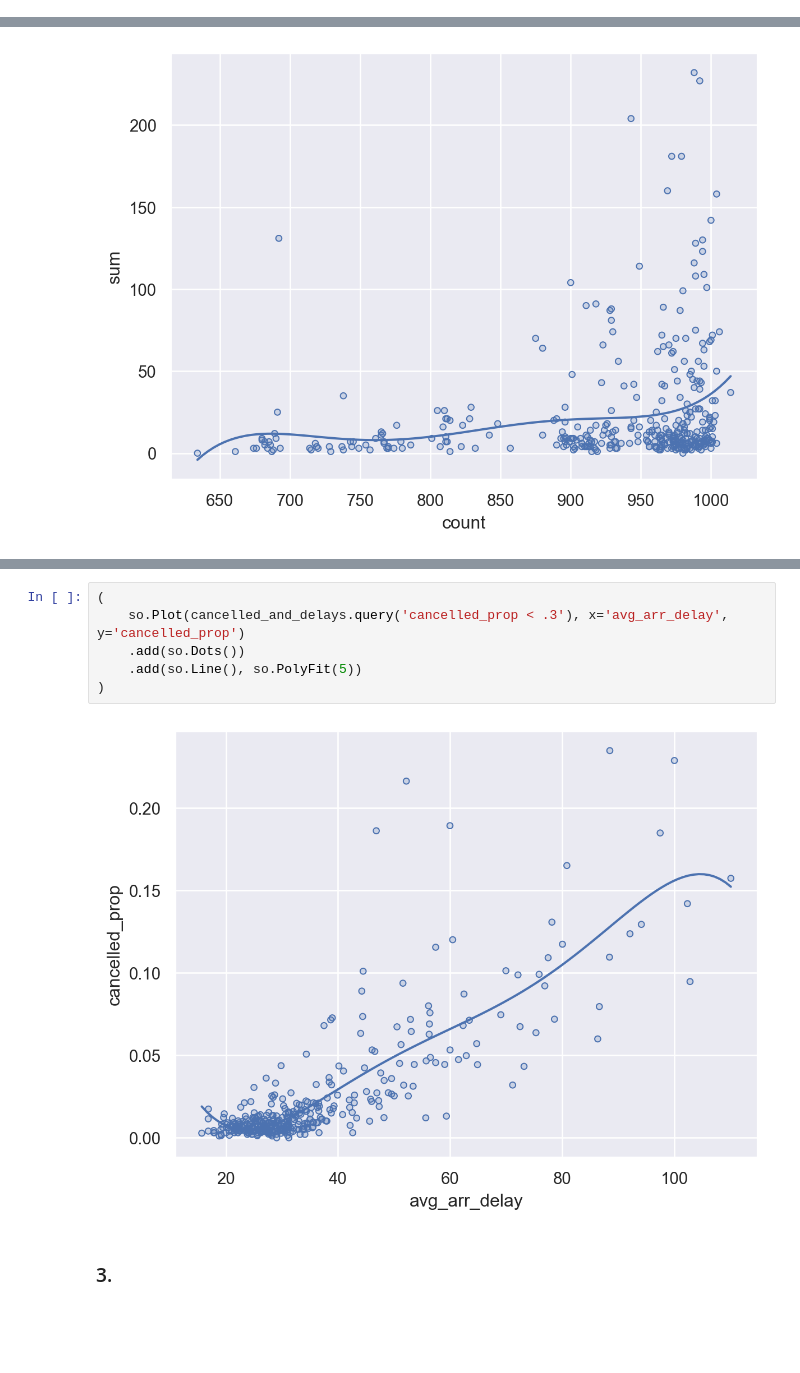
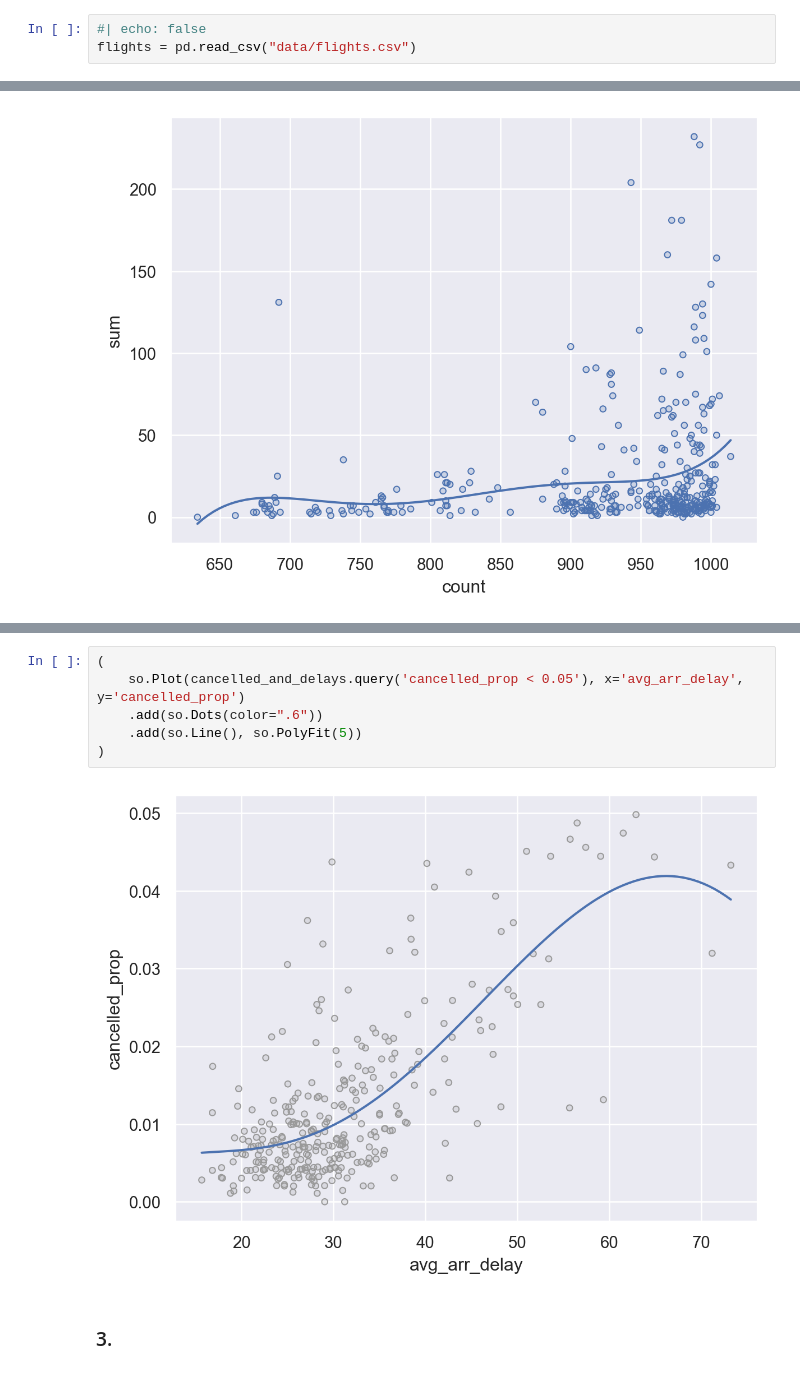
Before and after one commit to skcho13/ds23s2, a Jupyter notebook: contents/sol1.ipynb, the cells around one changed output, grey strips where cells are left out. Cells and saved outputs as stored; diff of their text form; blank space fills up the shorter version.

```diff
--- a/contents/ignore/sol1.ipynb
+++ b/contents/sol1.ipynb
@@ -43,6 +46,9 @@ np.set_printoptions(precision = 2, suppress=True)
 # 1. Had an arrival delay of two or more hours
 # Load the nycflight13 dataset
 flights = sm.datasets.get_rdataset("flights", "nycflights13").data.drop(columns="time_hour")
+# %%
+#| echo: false
+flights = pd.read_csv("data/flights.csv")
 # %%
 flights.query('arr_delay > 120').head(3)
 # %% [output]
@@ -377,11 +384,11 @@ month day
 # %%
 (
-    so.Plot(cancelled_and_delays.query('cancelled_prop < .3'), x='avg_arr_delay', y='cancelled_prop')
-    .add(so.Dots())
+    so.Plot(cancelled_and_delays.query('cancelled_prop < 0.05'), x='avg_arr_delay', y='cancelled_prop')
+    .add(so.Dots(color=".6"))
     .add(so.Line(), so.PolyFit(5))
 )
 # %% [output]
-[figure, old version]
+[figure, new version]
 # %% [markdown]
 ### 3.
 # %%
```
Also changed, not shown: parts of 23 cells of this notebook, 57 other files.
